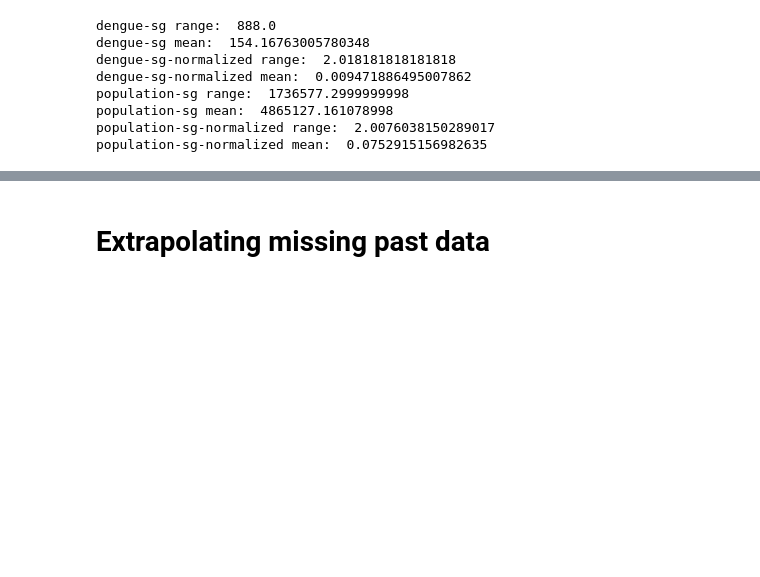
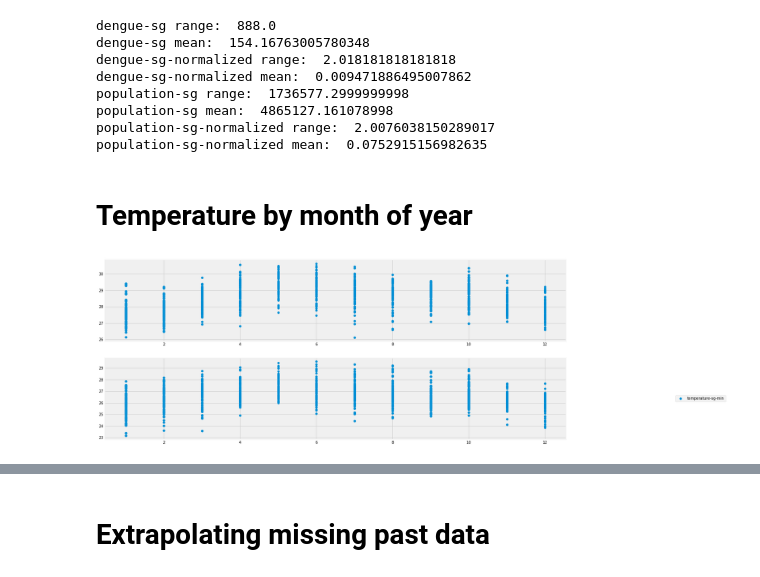
Before and after one commit to mammothb/personal, a Jupyter notebook: datathon/data-extraction/prepare_input_data.ipynb, the cells around one changed output, grey strips where cells are left out. Cells and saved outputs as stored; diff of their text form; code cells hidden in the pictures; blank space fills up the shorter version.

```diff
--- a/datathon/data-extraction/prepare_input_data.ipynb
+++ b/datathon/data-extraction/prepare_input_data.ipynb
@@ -164,3 +164,22 @@ population-sg range:  1736577.2999999998
 population-sg mean:  4865127.161078998
 population-sg-normalized range:  2.0076038150289017
 population-sg-normalized mean:  0.0752915156982635
+# %% [markdown]
+# Temperature by month of year
+# %%
+df_max_min = big_df[["temperature-sg-max", "temperature-sg-min"]].copy()
+df_max_min["monthofyear"] = df_max_min.index.month
+
+f, ax = plt.subplots(2, 1)
+f.set_figheight(9)
+f.set_figwidth(20)
+
+ax[0].scatter(df_max_min["monthofyear"], df_max_min["temperature-sg-max"],
+              label="temperature-sg-max")
+ax[1].scatter(df_max_min["monthofyear"], df_max_min["temperature-sg-min"],
+              label="temperature-sg-min")
+
+plt.legend(loc=7, bbox_to_anchor=(1.35, 0.5))
+plt.show()
+# %% [output]
+[figure, added]
```
Also changed, not shown: parts of 5 cells of this notebook, 6 other files.
